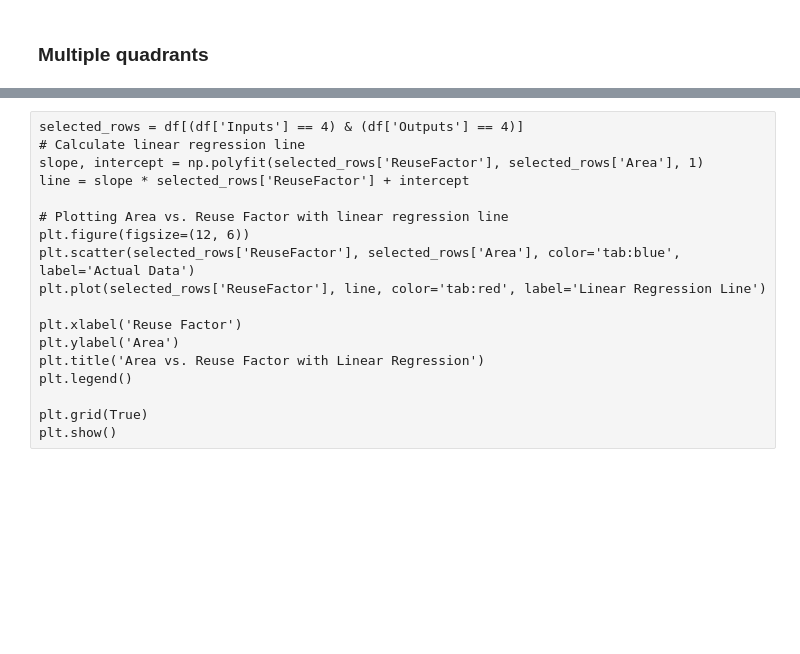
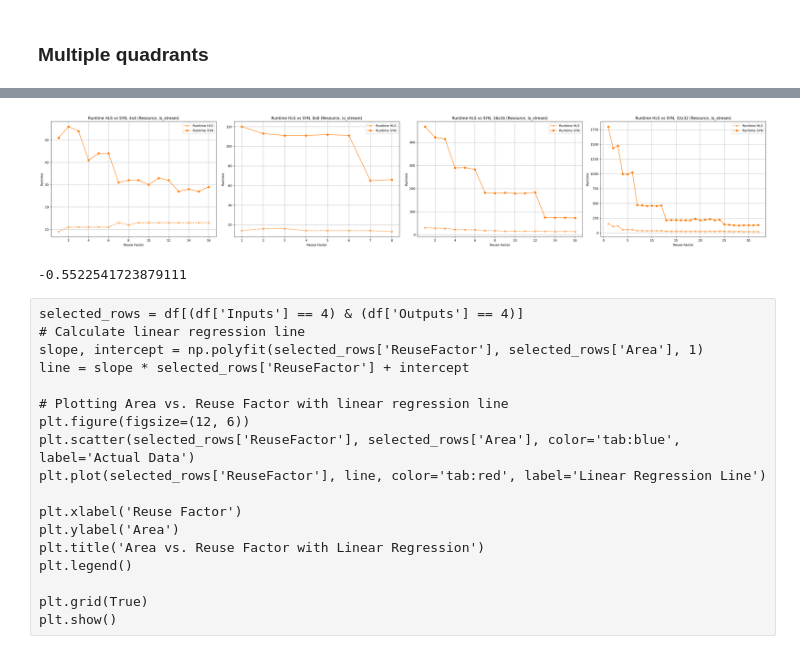
Before and after one commit to GiuseppeDiGuglielmo/trebuchet, a Jupyter notebook: dse/dense/02/visualization.ipynb, the cells around one changed output, grey strips where cells are left out. Drawn from its saved outputs; the diff is of its cells as text; code cells hidden in the pictures; blank space fills up the shorter version.

```diff
--- a/dse/dense/02/visualization.ipynb
+++ b/dse/dense/02/visualization.ipynb
@@ -141,8 +166,28 @@ plot_multiple_runtime_vs_reusefactor(df, quadrant_pairs,
+# %%
+quadrant_pairs = [(4, 4), (8, 8), (16, 16), (32, 32)]
+SHOW_RUNTIME_HLS=True
+SHOW_RUNTIME_SYN=True
+SHOW_RF1=True
+SHOW_VERTICAL=False
+STRATEGY='Resource' # 'Resource', 'Latency'
+IOTYPE='io_stream' # 'io_stream', 'io_parallel'
+
+plot_multiple_runtime_vs_reusefactor(df, quadrant_pairs,
+                            strategy=STRATEGY,
+                            iotype=IOTYPE,
+                            vertical=SHOW_VERTICAL,
+                            show_runtime_hls=SHOW_RUNTIME_HLS,
+                            show_runtime_syn=SHOW_RUNTIME_SYN,
+                            show_rf1=SHOW_RF1)
+# %% [output]
+[figure, added]
 # %%
 # Calculate the correlation coefficient between Area and Reuse Factor
 selected_rows = df[(df['Inputs'] == 4) & (df['Outputs'] == 4)]
 correlation_coefficient = selected_rows['AreaHLS'].corr(selected_rows['ReuseFactor'])
 print(correlation_coefficient)
+# %% [output]
+-0.5522541723879111
 # %% [raw]
 selected_rows = df[(df['Inputs'] == 4) & (df['Outputs'] == 4)]
 # Calculate linear regression line
```
Also changed, not shown: parts of 25 cells of this notebook, 2 other files.
